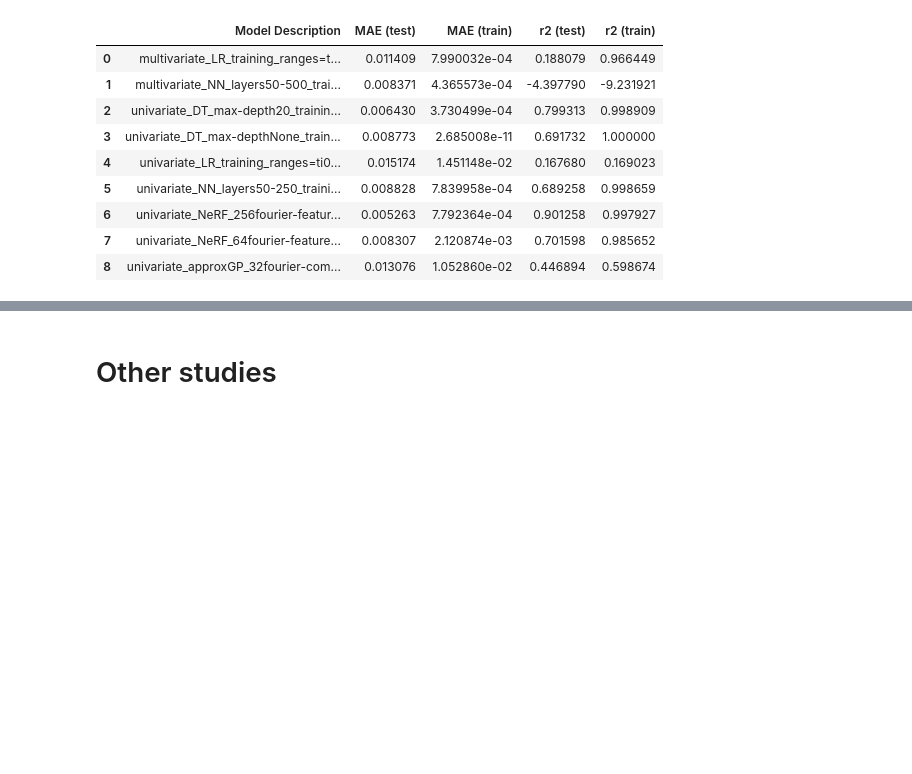
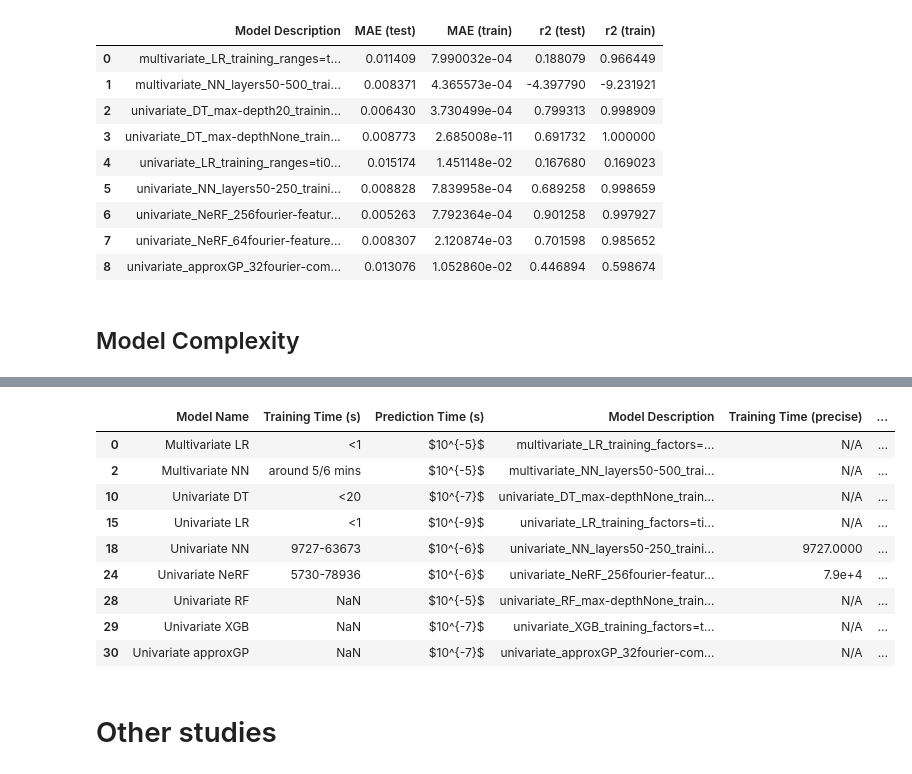
Before and after one commit to NiccoloMorabito/Ainslie-surrogate, a Jupyter notebook: result_analysis.ipynb, the cells around one changed output, grey strips where cells are left out. Cells and saved outputs as stored; diff of their text form; code cells hidden in the pictures; blank space fills up the shorter version.

Commit message:
Analysis of model complexity

```diff
--- a/result_analysis.ipynb
+++ b/result_analysis.ipynb
@@ -16,8 +16,8 @@ RESULT_FOLDER = "metrics/final_results/"
 METRICS_LOGGER_FOLDER = "metrics/logged_metrics/"
 
 SET_TYPES = ["test", "train"]
-EXPERIMENTS = ["interpolation", "interpolation_coords", "extrapolation", "DTdepth"]#, "OLD"] TODO
-VALID_EXPERIMENTS = EXPERIMENTS + ["OLD"]
+EXPERIMENTS = ["interpolation", "interpolation_coords", "extrapolation"]
+VALID_EXPERIMENTS = EXPERIMENTS + ["OLD", "DTdepth"]
 
 #TODO fix the following lists
 USELESS_METRICS = ["explained_variance_score",
@@ -258,7 +273,7 @@ def extract_reduction_factors(metrics_df: pd.DataFrame, also_coords : bool = Fal
         regex = regex.replace("(", "").replace(")", "") + var + r"(\d+)"
         metrics_df = extract_parameter(metrics_df,
                                     parameter_names=[parameter_name],
-                                    parameter_type=int, regex=regex)
+                                    parameter_type=float, regex=regex) #TODO change back to int
         regex += "-"
     return metrics_df
 
@@ -317,12 +332,16 @@ def print_copy_latex_table_code(metrics: pd.DataFrame,
                                 digits_after_dec: int = 4,
                                 bolden_best_value: bool = False,
                                 column_format: str | None = None) -> None:
-    if bolden_best_value:
-        for column in metrics.columns:
-            if column in COLUMNS_TO_BE_MAXIMIZED or column.split(" ")[0] in COLUMNS_TO_BE_MAXIMIZED:
+    for column in metrics.columns:
+        if bolden_best_value:
+            if column in COLUMNS_TO_BE_MAXIMIZED or column.split(" ")[0] in COLUMNS_TO_BE_MAXIMIZE:
                 metrics[column] = __format_highest_value_bold(metrics[column], digits_after_dec=digits_after_dec)
+                continue
             elif column in COLUMNS_TO_BE_MINIMIZED or column.split(" ")[0] in COLUMNS_TO_BE_MINIMIZED:
                 metrics[column] = __format_lowest_value_bold(metrics[column], digits_after_dec=digits_after_dec)
+                continue
+        if metrics[column].dtype.kind == "f":
+            metrics[column] = [__format_float(val, digits_after_dec=digits_after_dec) for val in metrics[column]]
 
     formatted_columns = [rf'\textbf{{{col}}}' for col in metrics.columns]
     latex_table = metrics.to_latex(index=False, escape=False, column_format=column_format,
@@ -341,7 +360,7 @@ def __format_lowest_value_bold(values, digits_after_dec: int):
     min_value = values.min()
     return [__format_float(val, bold_value=min_value, digits_after_dec=digits_after_dec) for val in values]
 
-def __format_float(value: float, bold_value: float, digits_after_dec: int) -> str:
+def __format_float(value: float, bold_value: float | None = None, digits_after_dec: int = 4) -> str:
     if not isinstance(value, float):
 
         return value
@@ -360,7 +379,7 @@ def __format_float(value: float, bold_value: float, digits_after_dec: int) -> st
     else:
         formatted_str = "{:.{digits}f}".format(value, digits=digits_after_dec)
 
-    if value==bold_value:
+    if bold_value and value==bold_value:
         formatted_str = rf'\textbf{{{formatted_str}}}'
 
     return formatted_str
@@ -619,3 +638,51 @@ metrics
 | 6 | univariate_NeRF_256fourier-featur... | 0.005263 | 7.792364e-04 | 0.901258 | 0.997927 |
 | 7 | univariate_NeRF_64fourier-feature... | 0.008307 | 2.120874e-03 | 0.701598 | 0.985652 |
 | 8 | univariate_approxGP_32fourier-com... | 0.013076 | 1.052860e-02 | 0.446894 | 0.598674 |
+# %% [markdown]
+## Model Complexity
+# %%
+metrics = load_all_metrics(set_type="test", experiments=EXPERIMENTS,
+    columns_to_remove = USELESS_METRICS,
+    infer_training_time_attempt = True)
+metrics = extract_model_name(metrics, False)
+metrics = metrics[metrics["r2"] > 0]
+metrics.drop(["r2", "MSE", "MAE", "PSNR"], axis=1, inplace=True)
+metrics = metrics[metrics["Model Description"].str.contains("NeRF_256fourier-features") | ~metrics["Model Description"].str.contains("NeRF")]
+metrics.reset_index(drop=True, inplace=True)
+
+# fixing missing values for non-logged models (through experience and console logs)
+training_time_label = "Training Time new"
+nerf_range = metrics[metrics["Model Name"] == "Univariate NeRF"]["Training Time (s)"].agg(lambda x: f"{int(x.min())}-{int(x.max())}")
+uninn_range = metrics[metrics["Model Name"] == "Univariate NN"]["Training Time (s)"].agg(lambda x: f"{int(x.min())}-{int(x.max())}")
+
+for i in range(len(metrics)):
+    if metrics.loc[i, "Model Name"] == "Univariate DT":
+        metrics.loc[i, training_time_label] = "<20"
+    elif metrics.loc[i, "Model Name"] == "Multivariate NN":
+        metrics.loc[i, training_time_label] = "around 5/6 mins" #TODO convert in seconds (?)
+    elif metrics.loc[i, "Model Name"] == "Multivariate LR" or metrics.loc[i, "Model Name"] == "Univariate LR":
+        metrics.loc[i, training_time_label] = "<1"
+    elif metrics.loc[i, "Model Name"] == "Univariate NeRF":
+        metrics.loc[i, training_time_label] = nerf_range
+    elif metrics.loc[i, "Model Name"] == "Univariate NN":
+        metrics.loc[i, training_time_label] = uninn_range
+
+metrics = extract_reduction_factors(metrics, also_coords=True)
+metrics.drop(["reduction factor ct", "reduction factor yD"], axis=1, inplace=True)
+metrics.sort_values(by=["Model Name", "reduction factor ti", "reduction factor xD"], inplace=True)
+
+metrics["Prediction Time (s)"] = metrics["Prediction Time"].apply(lambda x: "$10^{" + f"{math.floor(math.log10(x))}" + "}$")
+metrics.rename(columns={"Prediction Time": "Prediction Time (precise)",
+    "Training Time (s)": "Training Time (precise)",
+    "Training Time new": "Training Time (s)"}, inplace=True)
+
+# only classic interpolation
+metrics = metrics[
+    metrics["reduction factor ti"].isin([4.0]) & \
+    metrics["reduction factor xD"].isin([np.nan])
+]
+
+metrics = metrics[["Model Name", "Training Time (s)", "Prediction Time (s)", "Model Description", "Training Time (precise)", "Prediction Time (precise)"]]
+print_copy_latex_table_code(metrics, digits_after_dec = 4, bolden_best_value = False)
+metrics
+# %% [output]
@@ -622,3 +704,13 @@ metrics
+|  | Model Name | Training Time (s) | Prediction Time (s) | Model Description | Training Time (precise) | ... |
+| 0 | Multivariate LR | <1 | $10^{-5}$ | multivariate_LR_training_factors=... | N/A | ... |
+| 2 | Multivariate NN | around 5/6 mins | $10^{-5}$ | multivariate_NN_layers50-500_trai... | N/A | ... |
+| 10 | Univariate DT | <20 | $10^{-7}$ | univariate_DT_max-depthNone_train... | N/A | ... |
+| 15 | Univariate LR | <1 | $10^{-9}$ | univariate_LR_training_factors=ti... | N/A | ... |
+| 18 | Univariate NN | 9727-63673 | $10^{-6}$ | univariate_NN_layers50-250_traini... | 9727.0000 | ... |
+| 24 | Univariate NeRF | 5730-78936 | $10^{-6}$ | univariate_NeRF_256fourier-featur... | 7.9e+4 | ... |
+| 28 | Univariate RF | NaN | $10^{-5}$ | univariate_RF_max-depthNone_train... | N/A | ... |
+| 29 | Univariate XGB | NaN | $10^{-7}$ | univariate_XGB_training_factors=t... | N/A | ... |
+| 30 | Univariate approxGP | NaN | $10^{-7}$ | univariate_approxGP_32fourier-com... | N/A | ... |
 # %% [markdown]
 # Other studies
 # %% [markdown]
```
Also changed, not shown: parts of 2 cells of this notebook.
